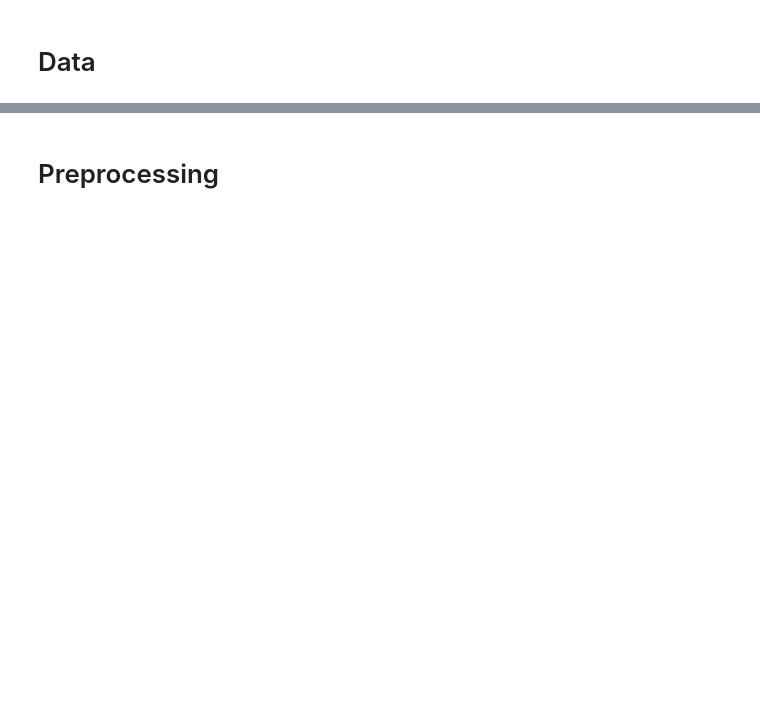
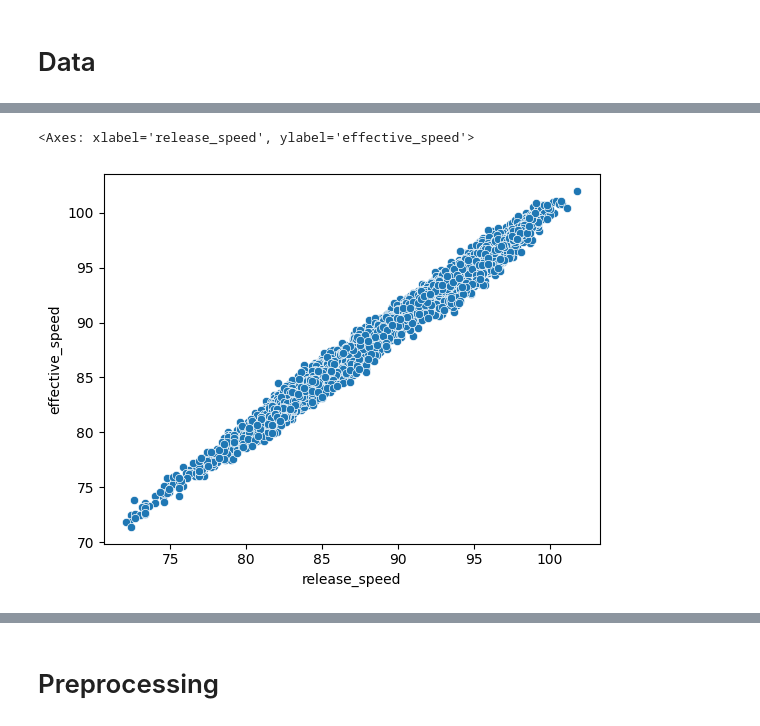
Before and after one commit to aenfield/mlb_ml, a Jupyter notebook: MLBMLExploratory.ipynb, the cells around one changed output, grey strips where cells are left out. Drawn from its saved outputs; the diff is of its cells as text; code cells hidden in the pictures; blank space fills up the shorter version.

```diff
--- a/MLBMLExploratory.ipynb
+++ b/MLBMLExploratory.ipynb
@@ -99 +109,6 @@ SV      19
 Name: count, dtype: int64
+# %%
+sns.scatterplot(x=d['release_speed'], y=d['effective_speed'])
+# %% [output]
+<Axes: xlabel='release_speed', ylabel='effective_speed'>
+[figure, added]
```
Also changed, not shown: parts of 28 cells of this notebook, 2 other files.
